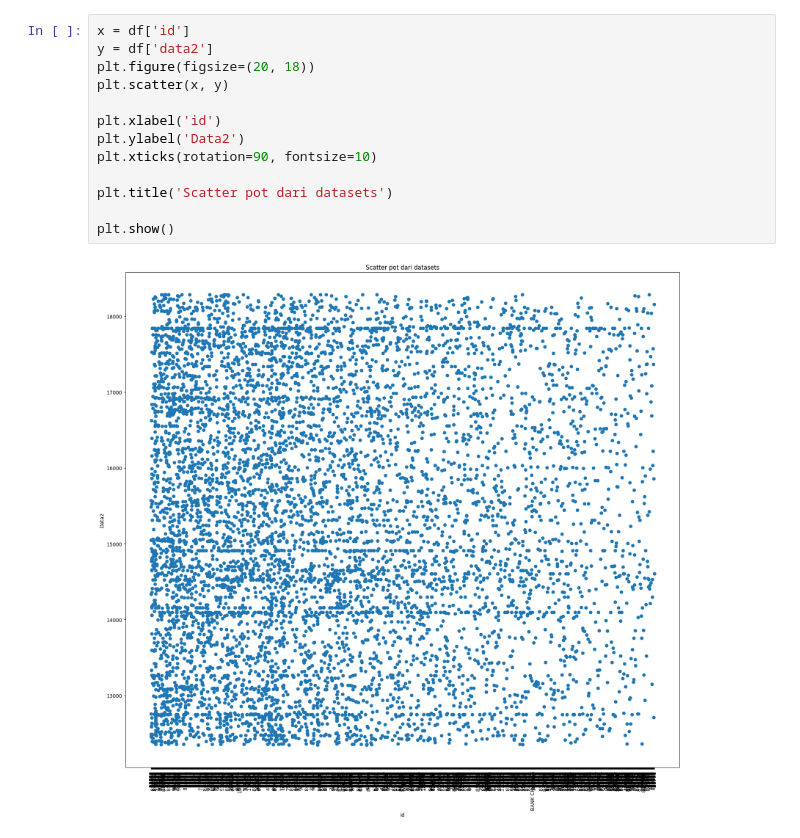
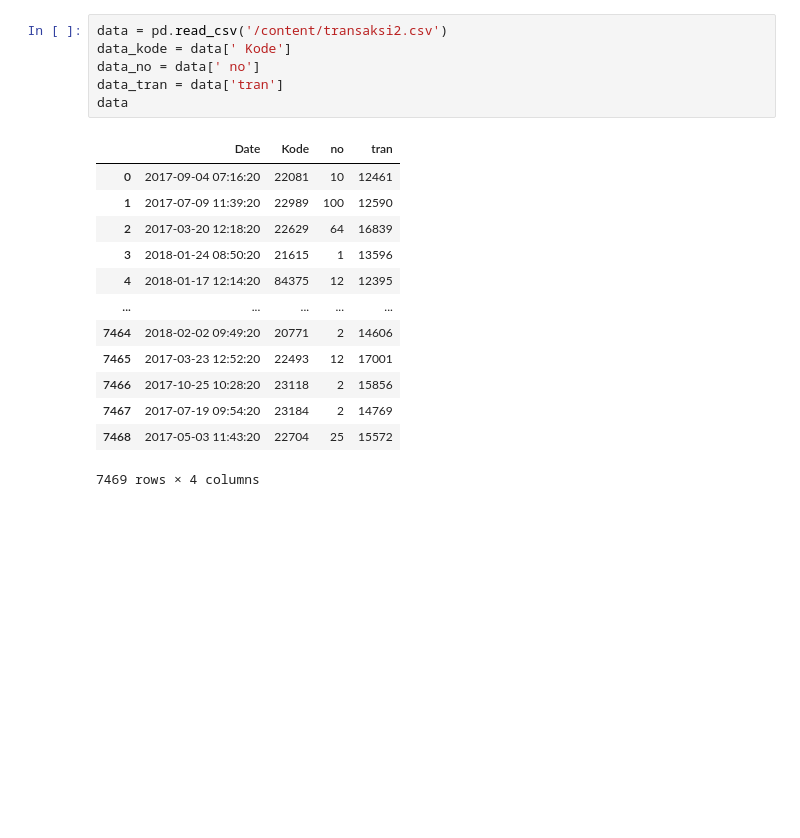
Before and after one commit to a22000025/UAS_Visualisasi, a Jupyter notebook: Transaksi.ipynb, the cells around one changed output. Cells and saved outputs as stored; diff of their text form; blank space fills up the shorter version.

```diff
--- a/Transaksi.ipynb
+++ b/Transaksi.ipynb
@@ -40,15 +7,20 @@ plt.show()
-# %%
-x = df['id']
-y = df['data2']
-plt.figure(figsize=(20, 18))
-plt.scatter(x, y)
-
-plt.xlabel('id')
-plt.ylabel('Data2')
-plt.xticks(rotation=90, fontsize=10)
-
-plt.title('Scatter pot dari datasets')
-
-plt.show()
-# %% [output]
-[figure, removed]
+# %%
+data = pd.read_csv('/content/transaksi2.csv')
+data_kode = data[' Kode']
+data_no = data[' no']
+data_tran = data['tran']
+data
+# %% [output]
+|  | Date | Kode | no | tran |
+| 0 | 2017-09-04 07:16:20 | 22081 | 10 | 12461 |
+| 1 | 2017-07-09 11:39:20 | 22989 | 100 | 12590 |
+| 2 | 2017-03-20 12:18:20 | 22629 | 64 | 16839 |
+| 3 | 2018-01-24 08:50:20 | 21615 | 1 | 13596 |
+| 4 | 2018-01-17 12:14:20 | 84375 | 12 | 12395 |
+| ... | ... | ... | ... | ... |
+| 7464 | 2018-02-02 09:49:20 | 20771 | 2 | 14606 |
+| 7465 | 2017-03-23 12:52:20 | 22493 | 12 | 17001 |
+| 7466 | 2017-10-25 10:28:20 | 23118 | 2 | 15856 |
+| 7467 | 2017-07-19 09:54:20 | 23184 | 2 | 14769 |
+| 7468 | 2017-05-03 11:43:20 | 22704 | 25 | 15572 |
+7469 rows × 4 columns
```
Also changed, not shown: parts of 4 cells of this notebook.
